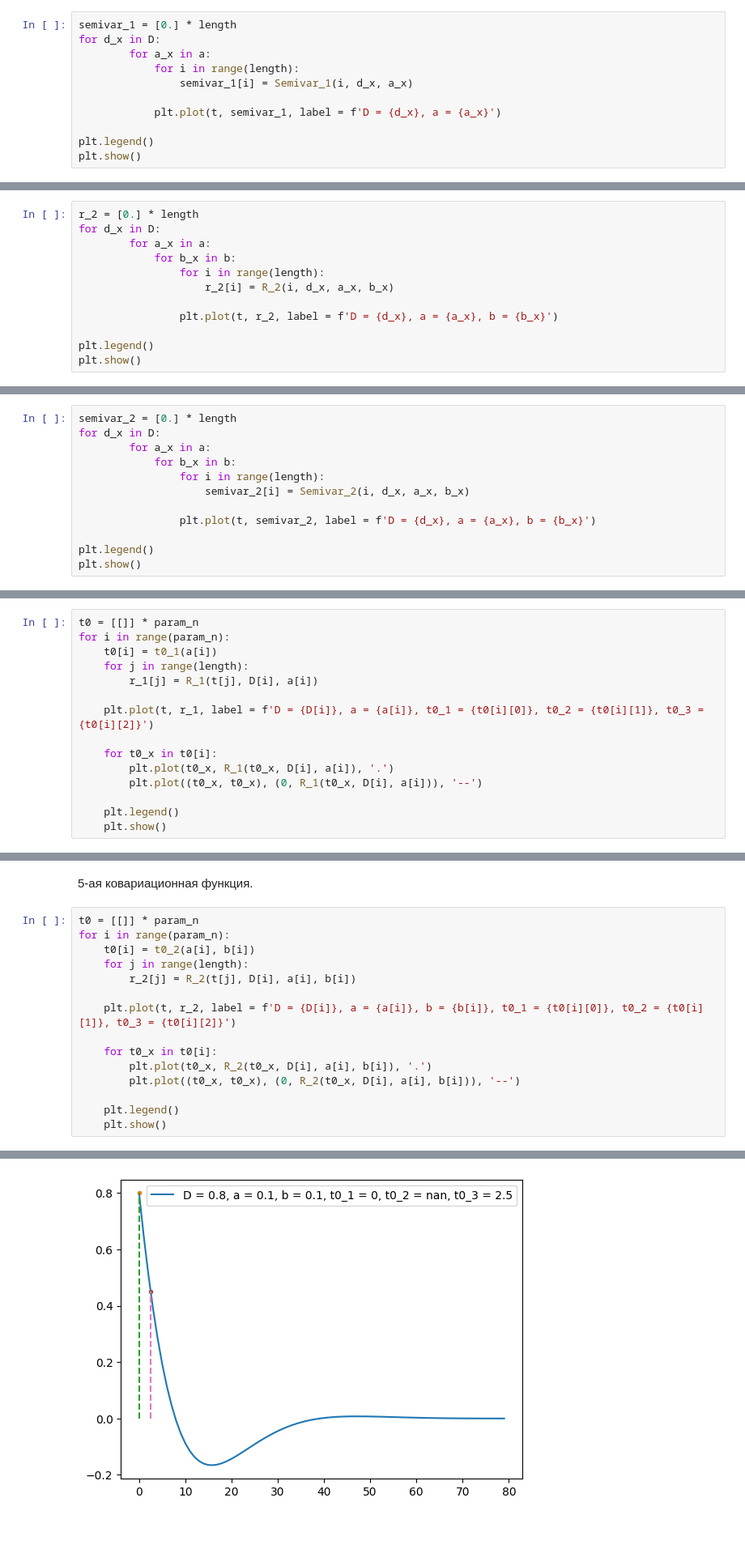
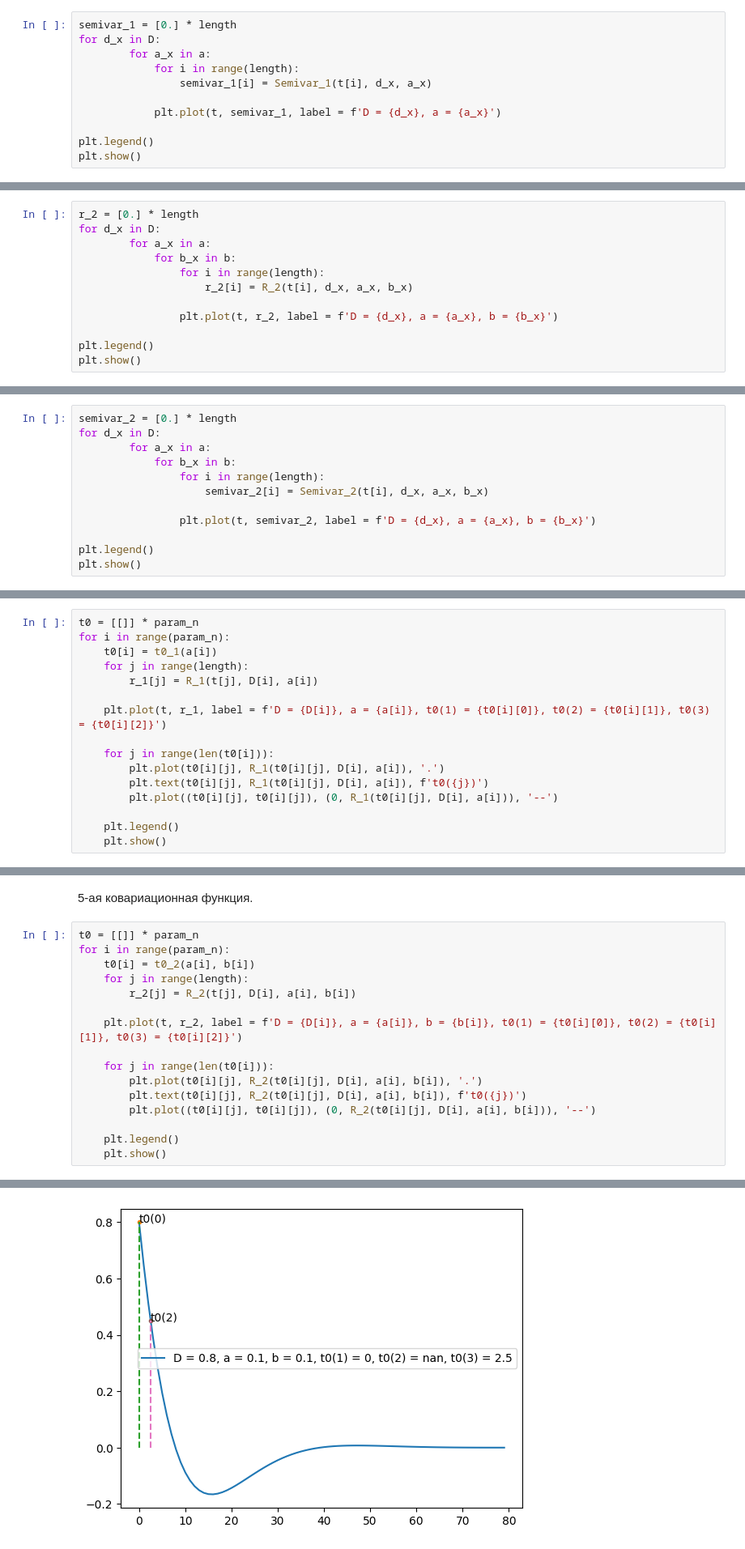
Before and after one commit to feelitbreak/data-analysis, a Jupyter notebook: lab2/mmda2.ipynb, the cells around one changed output, grey strips where cells are left out. Shown: that part at 81% size. Saved outputs shown, nothing was run; the diff lists cells and outputs as text.

```diff
--- a/lab2/mmda2.ipynb
+++ b/lab2/mmda2.ipynb
@@ -54,7 +54,7 @@ semivar_1 = [0.] * length
 for d_x in D:
         for a_x in a:
             for i in range(length):
-                semivar_1[i] = Semivar_1(i, d_x, a_x)
+                semivar_1[i] = Semivar_1(t[i], d_x, a_x)
 
             plt.plot(t, semivar_1, label = f'D = {d_x}, a = {a_x}')
 
@@ -87,7 +97,7 @@ for d_x in D:
         for a_x in a:
             for b_x in b:
                 for i in range(length):
-                    r_2[i] = R_2(i, d_x, a_x, b_x)
+                    r_2[i] = R_2(t[i], d_x, a_x, b_x)
 
                 plt.plot(t, r_2, label = f'D = {d_x}, a = {a_x}, b = {b_x}')
 
@@ -103,7 +113,7 @@ for d_x in D:
         for a_x in a:
             for b_x in b:
                 for i in range(length):
-                    semivar_2[i] = Semivar_2(i, d_x, a_x, b_x)
+                    semivar_2[i] = Semivar_2(t[i], d_x, a_x, b_x)
 
                 plt.plot(t, semivar_2, label = f'D = {d_x}, a = {a_x}, b = {b_x}')
 
@@ -143,11 +163,12 @@ for i in range(param_n):
     for j in range(length):
         r_1[j] = R_1(t[j], D[i], a[i])
 
-    plt.plot(t, r_1, label = f'D = {D[i]}, a = {a[i]}, t0_1 = {t0[i][0]}, t0_2 = {t0[i][1]}, t0_3 = {t0[i][2]}')
+    plt.plot(t, r_1, label = f'D = {D[i]}, a = {a[i]}, t0(1) = {t0[i][0]}, t0(2) = {t0[i][1]}, t0(3) = {t0[i][2]}')
 
-    for t0_x in t0[i]:
-        plt.plot(t0_x, R_1(t0_x, D[i], a[i]), '.')
-        plt.plot((t0_x, t0_x), (0, R_1(t0_x, D[i], a[i])), '--')
+    for j in range(len(t0[i])):
+        plt.plot(t0[i][j], R_1(t0[i][j], D[i], a[i]), '.')
+        plt.text(t0[i][j], R_1(t0[i][j], D[i], a[i]), f't0({j})')
+        plt.plot((t0[i][j], t0[i][j]), (0, R_1(t0[i][j], D[i], a[i])), '--')
 
     plt.legend()
     plt.show()
@@ -164,11 +185,12 @@ for i in range(param_n):
     for j in range(length):
         r_2[j] = R_2(t[j], D[i], a[i], b[i])
 
-    plt.plot(t, r_2, label = f'D = {D[i]}, a = {a[i]}, b = {b[i]}, t0_1 = {t0[i][0]}, t0_2 = {t0[i][1]}, t0_3 = {t0[i][2]}')
+    plt.plot(t, r_2, label = f'D = {D[i]}, a = {a[i]}, b = {b[i]}, t0(1) = {t0[i][0]}, t0(2) = {t0[i][1]}, t0(3) = {t0[i][2]}')
 
-    for t0_x in t0[i]:
-        plt.plot(t0_x, R_2(t0_x, D[i], a[i], b[i]), '.')
-        plt.plot((t0_x, t0_x), (0, R_2(t0_x, D[i], a[i], b[i])), '--')
+    for j in range(len(t0[i])):
+        plt.plot(t0[i][j], R_2(t0[i][j], D[i], a[i], b[i]), '.')
+        plt.text(t0[i][j], R_2(t0[i][j], D[i], a[i], b[i]), f't0({j})')
+        plt.plot((t0[i][j], t0[i][j]), (0, R_2(t0[i][j], D[i], a[i], b[i])), '--')
 
     plt.legend()
     plt.show()
@@ -176 +200 @@ for i in range(param_n):
-[figure, old version]
+[figure, new version]
```
Also changed, not shown: parts of 7 cells of this notebook.
